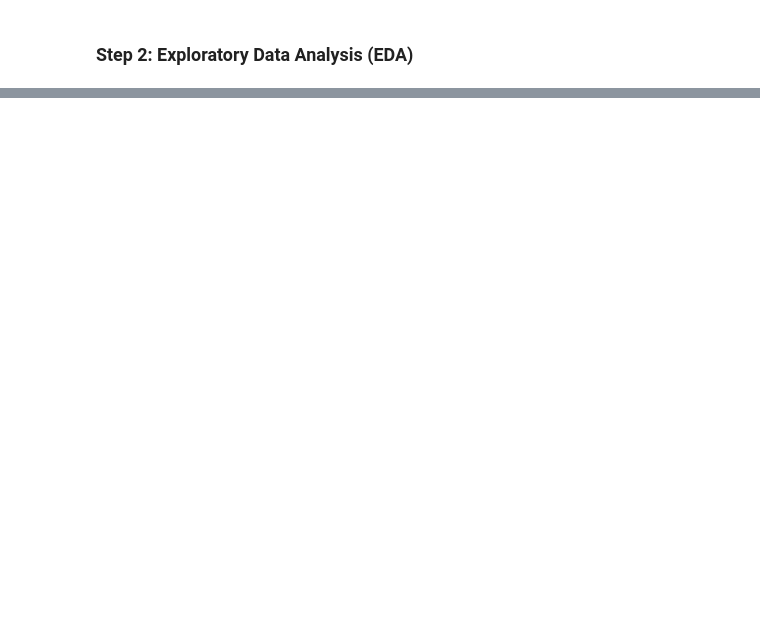
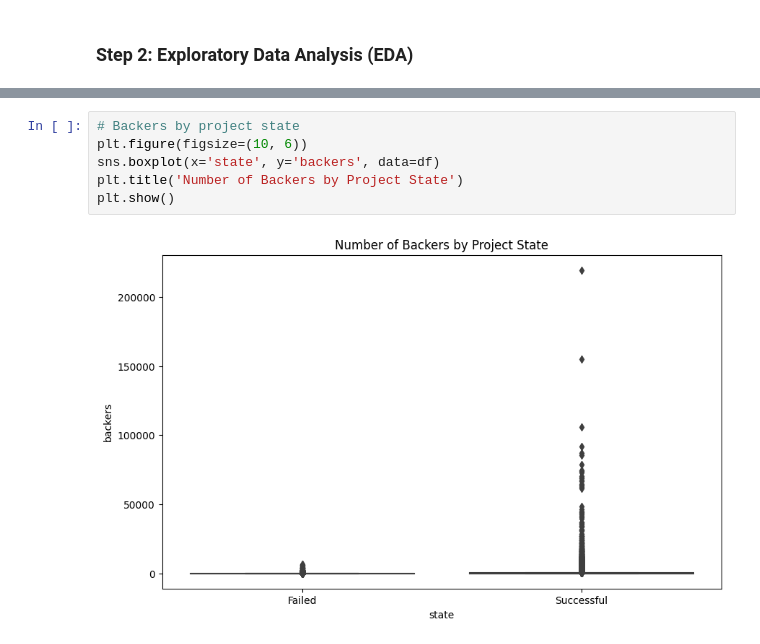
Before and after one commit to spiced-academy/punch_finisher, a Jupyter notebook: notebooks/EDA.ipynb, the cells around one changed output, grey strips where cells are left out. Cells and saved outputs as stored; diff of their text form; blank space fills up the shorter version.

```diff
--- a/notebooks/EDA.ipynb
+++ b/notebooks/EDA.ipynb
@@ -154,0 +165,8 @@ plt.show()
+# %%
+# Backers by project state
+plt.figure(figsize=(10, 6))
+sns.boxplot(x='state', y='backers', data=df)
+plt.title('Number of Backers by Project State')
+plt.show()
+# %% [output]
+[figure, added]
```
Also changed, not shown: parts of 18 cells of this notebook.
